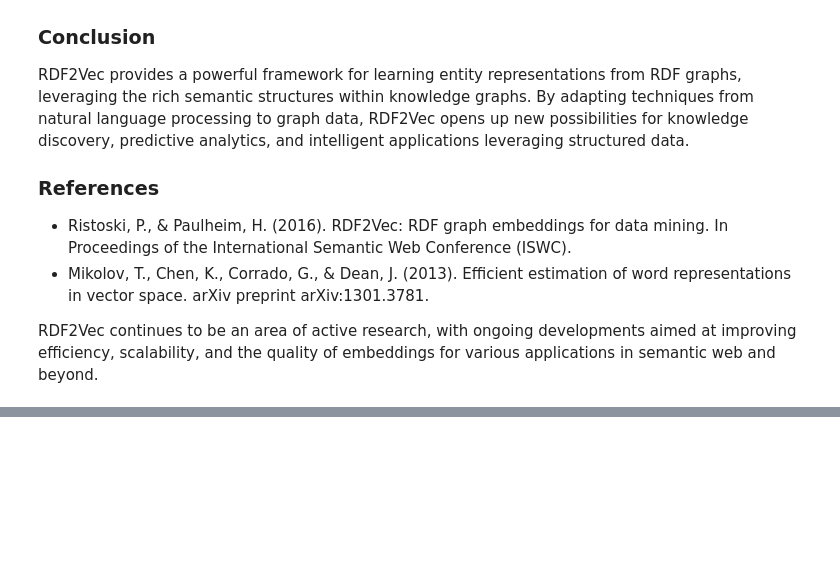
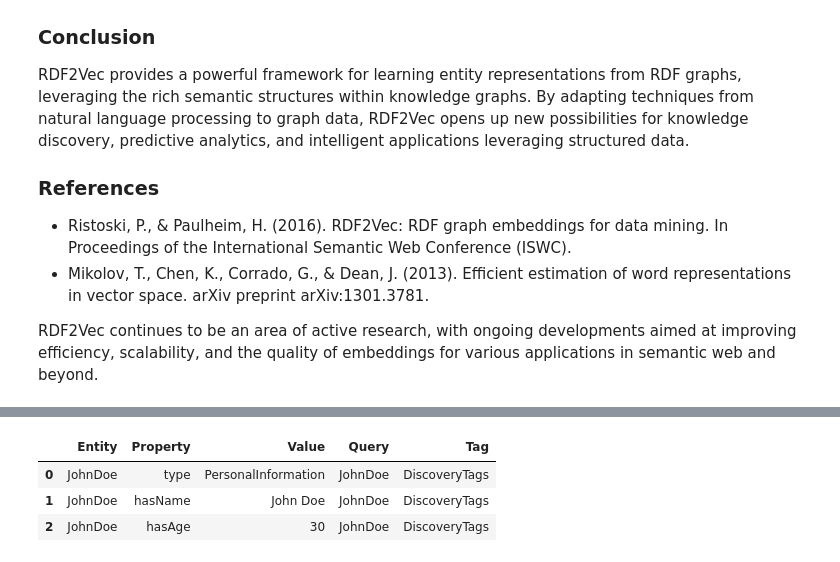
Before and after one commit to mgorav/rdf_based_tags, a Jupyter notebook: rdf_based_tags_1.4.ipynb, the cells around one changed output, grey strips where cells are left out. Cells and saved outputs as stored; diff of their text form; code cells hidden in the pictures; blank space fills up the shorter version.

Commit message:
Using RDF4Vec  embeddings

```diff
--- a/rdf_based_tags_1.4.ipynb
+++ b/rdf_based_tags_1.4.ipynb
@@ -1350,23 +1350,23 @@ class RDFAnnoyIndexer:
         self._build_annoy_index()
 
     def _prepare_entity_vectors(self):
-        # Extract unique entities and simulate generating embeddings
-        self.entities = list(set(self.g.subjects()))
+        self.entities = list(set(self.g.subjects()) | set(self.g.objects()))
         for entity in self.entities:
-            # Simulating an embedding vector for each entity
-            self.entity_vectors[entity] = np.random.rand(self.dimension)
+            if isinstance(entity, rdflib.term.URIRef):
+                self.entity_vectors[entity] = np.random.rand(self.dimension)
 
     def _build_annoy_index(self):
-        # Build Annoy index with simulated embeddings
         for i, entity in enumerate(self.entities):
-            self.index.add_item(i, self.entity_vectors[entity])
-        self.index.build(10)  # Number 10 is a parameter to balance between precision and speed
+            if entity in self.entity_vectors:
+                self.index.add_item(i, self.entity_vectors[entity])
+        self.index.build(10)
 
     def retrieve_similar_tags(self, query_entity_uri, n=1):
-        if query_entity_uri not in self.entity_vectors:
+        query_entity_ref = rdflib.URIRef(query_entity_uri)
+        if query_entity_ref not in self.entity_vectors:
             return pd.DataFrame(columns=["Entity", "Property", "Value", "Query", "Tag"])
 
-        query_vector = self.entity_vectors[query_entity_uri]
+        query_vector = self.entity_vectors[query_entity_ref]
         nearest_ids = self.index.get_nns_by_vector(query_vector, n, include_distances=False)
 
         results = []
@@ -1374,72 +1374,35 @@ class RDFAnnoyIndexer:
             nearest_entity = self.entities[nearest_id]
             entity_tags = self.g.triples((nearest_entity, None, None))
             for s, p, o in entity_tags:
-                results.append(self._format_result(s, p, o, query_entity_uri))
+                results.append({
+                    "Entity": self._extract_local_name(s),
+                    "Property": self._extract_local_name(p),
+                    "Value": str(o) if isinstance(o, rdflib.term.Literal) else self._extract_local_name(o),
+                    "Query": self._extract_local_name(query_entity_ref),
+                    "Tag": "DiscoveryTags"
+                })
 
         return pd.DataFrame(results)
 
-    def _format_result(self, s, p, o, query_entity_uri):
-        return {
-            "Entity": str(s),
-            "Property": str(p),
-            "Value": str(o),
-            "Query": str(query_entity_uri),
-            "Tag": "SimulatedTag"
-        }
+    def _extract_local_name(self, uri):
+        # Extracts the local name part of a URI
+        return uri.split('/')[-1].split('#')[-1]
 
-# Load RDF data from a Turtle formatted string
+# Simplified Turtle data using full URIs
 turtle_data = """
-@prefix ns: <http://gonnect.org/memberhub/> .
-@prefix ex: <http://example.org/> .
-@prefix exschema: <http://example.org/schema#> .
-@prefix rdfs: <http://www.w3.org/2000/01/rdf-schema#> .
-
-ns:PersonalInformation a rdfs:Class ;
-    rdfs:label "Personal Information" ;
-    rdfs:comment "Member PII data" .
-
-ns:ActivityData a rdfs:Class ;
-    rdfs:label "Activity Data" ;
-    rdfs:comment "Member fitness data" .
-
-ns:AccessLevel a rdfs:Class ;
-    rdfs:label "Access Level" ;
-    rdfs:comment "Data access classification" .
-
-ns:Sensitivity a rdfs:Class ;
-    rdfs:subClassOf ns:PersonalInformation ;
-    rdfs:label "Sensitivity" ;
-    rdfs:comment "Data sensitivity level" .
-
-ns:Geography a rdfs:Class ;
-    rdfs:subClassOf ns:AccessLevel ;
-    rdfs:label "Geography" ;
-    rdfs:comment "Geographic data classification" .
-
-ns:Confidential a rdfs:Class ;
-    rdfs:subClassOf ns:Sensitivity ;
-    rdfs:label "Confidential" ;
-    rdfs:comment "Confidential data category" .
-
-ns:City a rdfs:Class ;
-    rdfs:subClassOf ns:Geography ;
-    rdfs:label "City" ;
-    rdfs:comment "City level geographic data" .
-
-# Example of linking a table with tags for sensitivity and geography
-ex:MemberTable a ns:Table ;
-    ns:hasSensitivity ns:Confidential ;
-    ns:hasGeography ns:City .
+<http://example.org/JohnDoe> <http://www.w3.org/1999/02/22-rdf-syntax-ns#type> <http://example.org/ns#PersonalInformation> .
+<http://example.org/JohnDoe> <http://example.org/ns#hasName> "John Doe" .
+<http://example.org/JohnDoe> <http://example.org/ns#hasAge> "30" .
 """
 
-# Initialize the RDFAnnoyIndexer with the adjusted dimension for simulated embeddings
+# Initialize and load RDF data
 indexer = RDFAnnoyIndexer(dimension=100)
 indexer.load_rdf_data(turtle_data, format="turtle")
 
-# Adjust the query to target the instance of PersonalInformation
-query_entity_uri = "http://gonnect.org/memberhub/PersonalInformation"
+# Query for a specific instance
+query_entity_uri = "http://example.org/JohnDoe"
 tags_df = indexer.retrieve_similar_tags(query_entity_uri, n=3)
 
-# Display the retrieved tags
-print(tags_df.to_string(index=False))
+# Display the retrieved tags in a visually appealing tabular format
+display(tags_df)
 # %% [output]
@@ -1448,0 +1409,4 @@ Index: []
+|  | Entity | Property | Value | Query | Tag |
+| 0 | JohnDoe | type | PersonalInformation | JohnDoe | DiscoveryTags |
+| 1 | JohnDoe | hasName | John Doe | JohnDoe | DiscoveryTags |
+| 2 | JohnDoe | hasAge | 30 | JohnDoe | DiscoveryTags |
```
Also changed, not shown: parts of 2 cells of this notebook.
